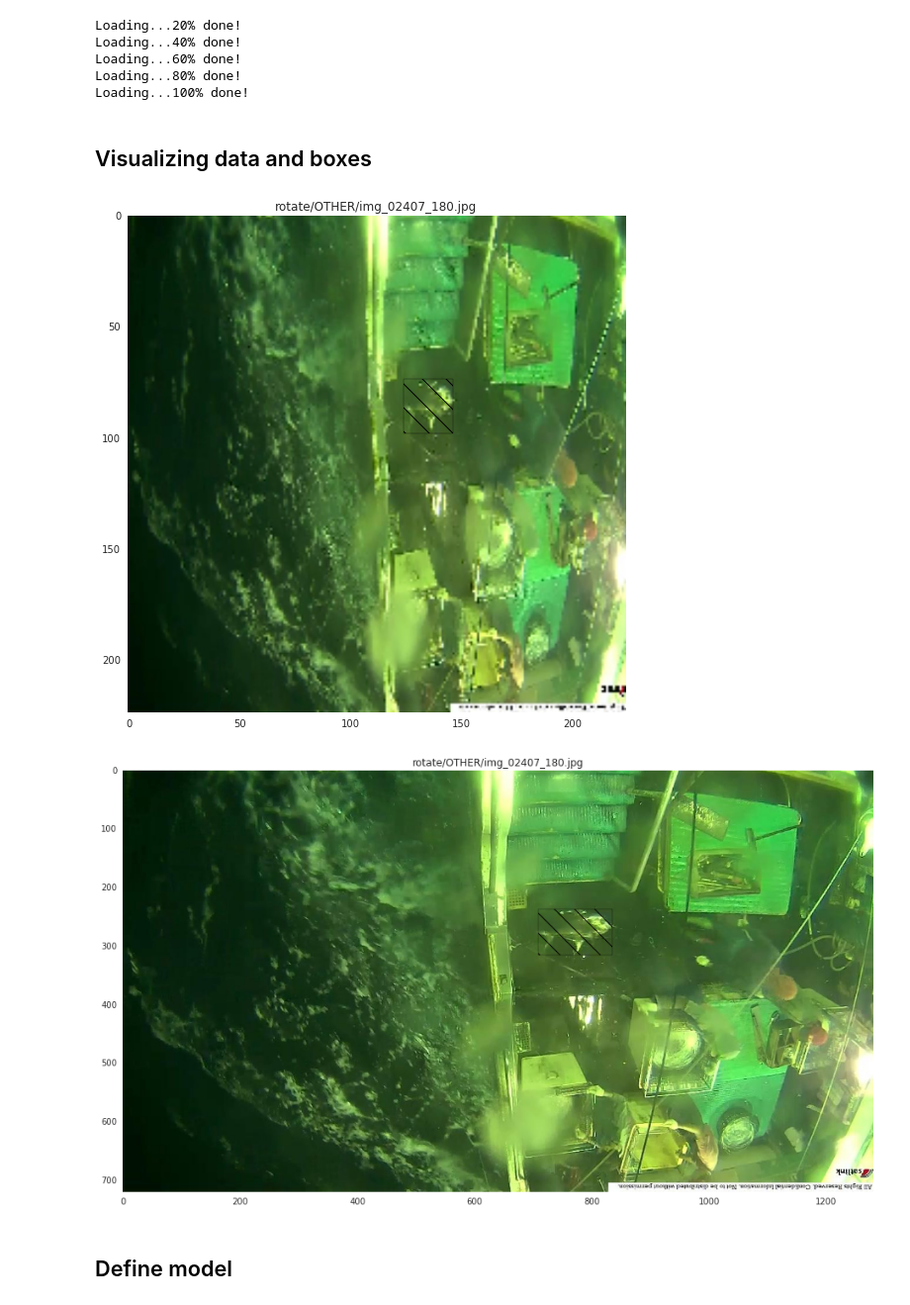
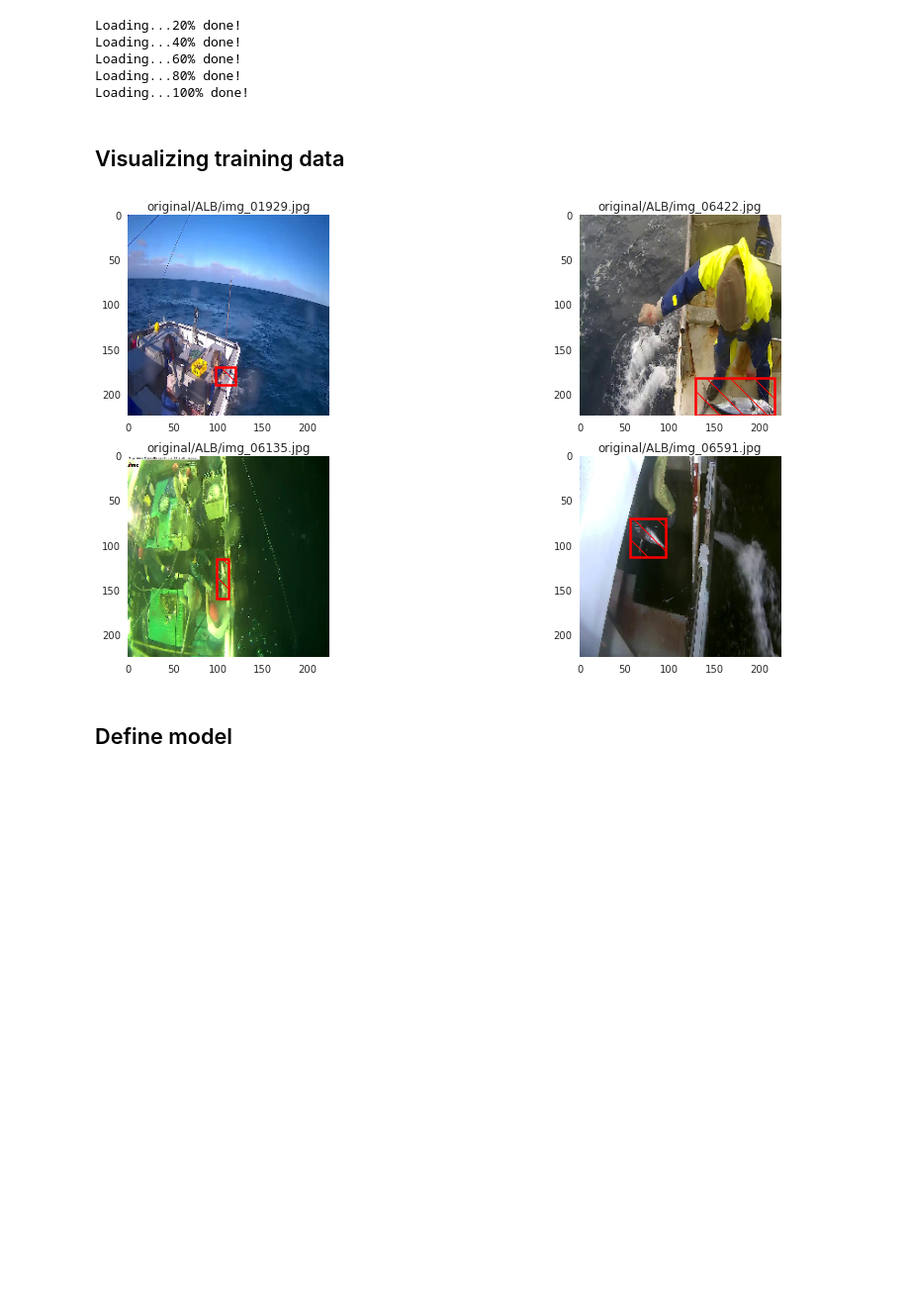
Before and after one commit to lqdreality/fisheries_monitoring, a Jupyter notebook: localizers/localizer_ResNet50_SuperBox_4.ipynb, the cells around one changed output. Shown at 99% size. Cells and saved outputs as stored; diff of their text form; code cells hidden in the pictures; blank space fills up the shorter version.

```diff
--- a/localizers/localizer_ResNet50_SuperBox_4.ipynb
+++ b/localizers/localizer_ResNet50_SuperBox_4.ipynb
@@ -143,4 +212,4 @@ Loading...60% done!
 Loading...80% done!
 Loading...100% done!
 # %% [markdown]
-## Visualizing data and boxes
+## Visualizing training data
@@ -189,10 +216,7 @@ def visualize_prediction(img, label, true_box, pred_box = None):
-# %%
-n = np.random.choice(len(id_test))
-visualize_prediction(X_test[n],id_test[n],y_test[n])
-visualize_prediction(X_test_raw[n],id_test[n],y_test[n])
-# %% [output]
-[figure, removed]
-[figure, removed]
+# %%
+make_plot(data = X_test, nrow = 2, ncol = 2, index = id_test, true_box = y_test)
+# %% [output]
+[figure, added]
 # %% [markdown]
 ## Define model
 # %%
```
Also changed, not shown: parts of 10 cells of this notebook, 2 other files.
